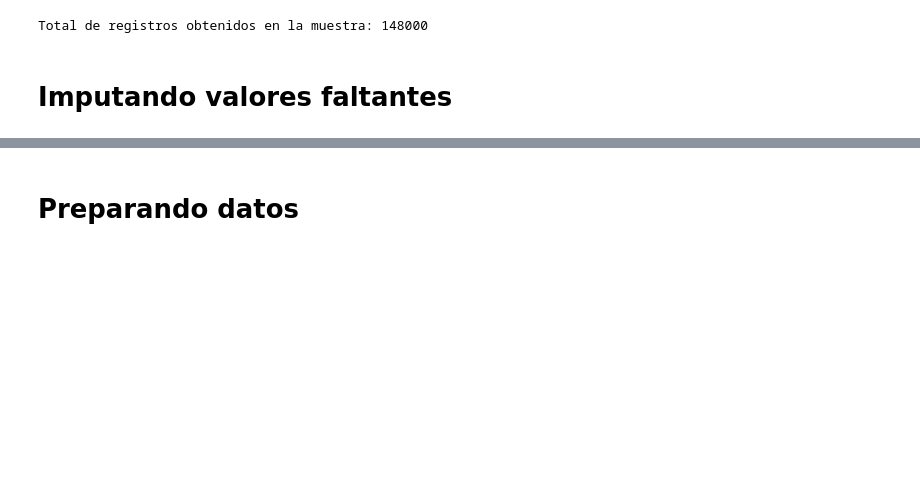
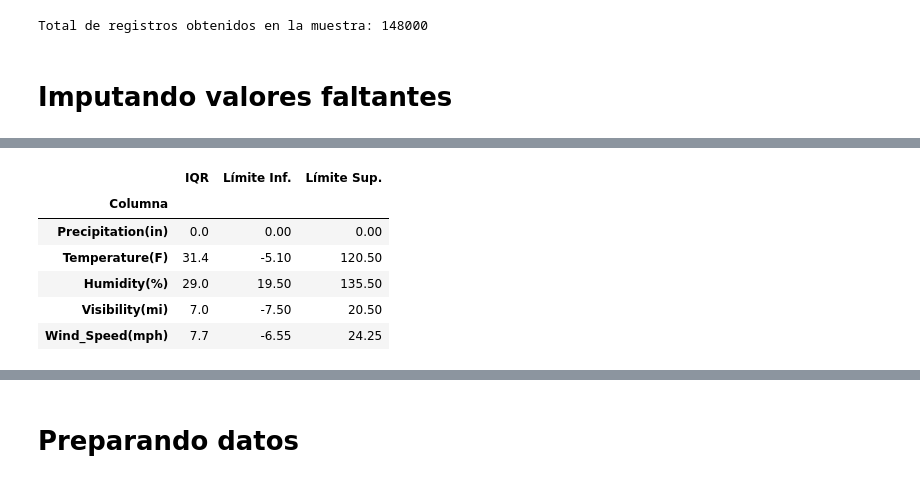
Before and after one commit to Jarcos09/Tareas, a Jupyter notebook: ML.ipynb, the cells around one changed output, grey strips where cells are left out. Saved outputs shown, nothing was run; the diff lists cells and outputs as text; code cells hidden in the pictures; blank space fills up the shorter version.

```diff
--- a/ML.ipynb
+++ b/ML.ipynb
@@ -320,0 +333,22 @@ muestra_imp = imputacion_valores(df_muestras)
+# %%
+for index, row in outliers.iterrows():
+    columna = index
+    limite_inf = row["Límite Inf."]
+    limite_sup = row["Límite Sup."]
+
+    quoted_columna = f"`{columna}`"
+
+    muestra_imp = muestra_imp.withColumn(columna, when((col(columna) < limite_inf) | (col(columna) > limite_sup), muestra_imp.selectExpr(f"avg({quoted_columna})").collect()[0][0])
+        .otherwise(col(columna))
+    )
+# %%
+outliers = calcular_IQR(muestra_imp,['Precipitation(in)','Temperature(F)','Humidity(%)','Visibility(mi)','Wind_Speed(mph)'])
+outliers
+# %% [output]
+|  | IQR | Límite Inf. | Límite Sup. |
+| Columna |  |  |  |
+| Precipitation(in) | 0.0 | 0.00 | 0.00 |
+| Temperature(F) | 31.4 | -5.10 | 120.50 |
+| Humidity(%) | 29.0 | 19.50 | 135.50 |
+| Visibility(mi) | 7.0 | -7.50 | 20.50 |
+| Wind_Speed(mph) | 7.7 | -6.55 | 24.25 |
```
Also changed, not shown: parts of 27 cells of this notebook.
